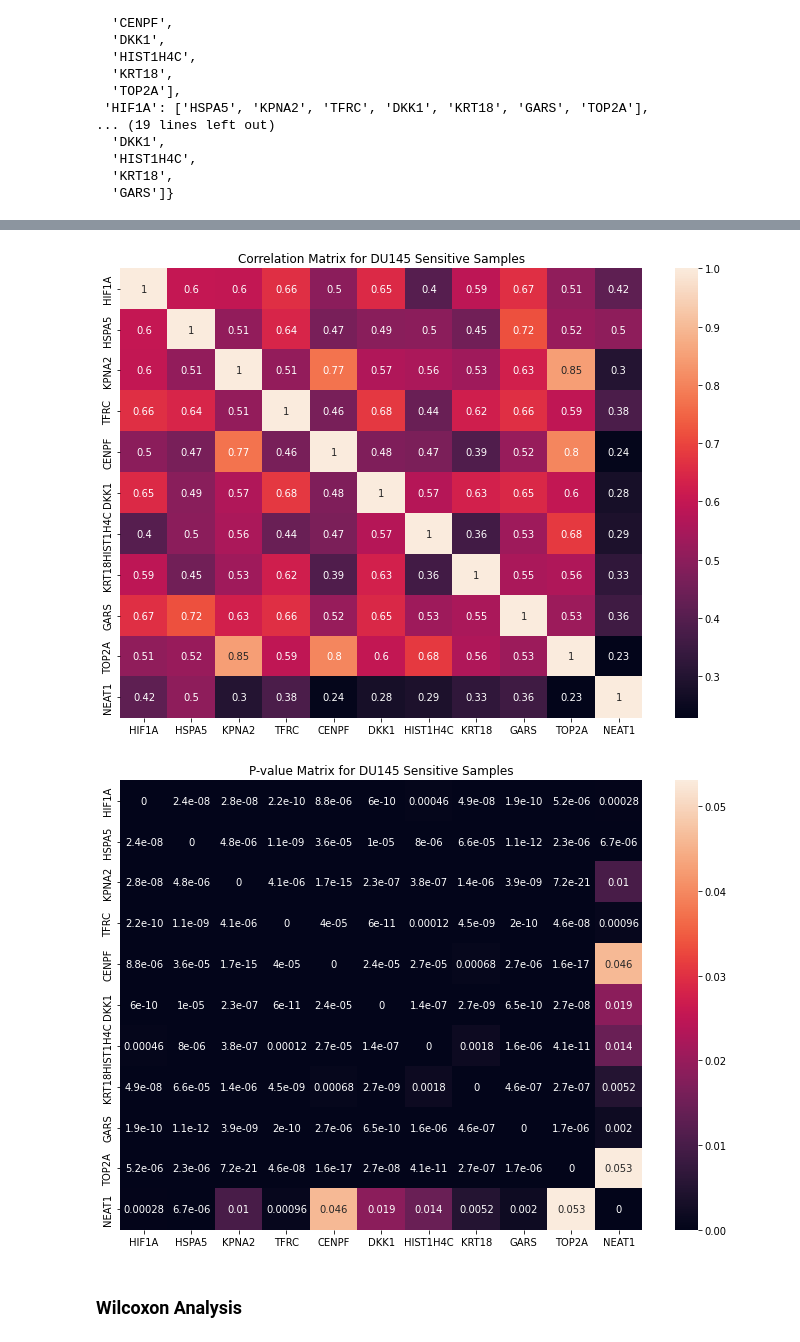
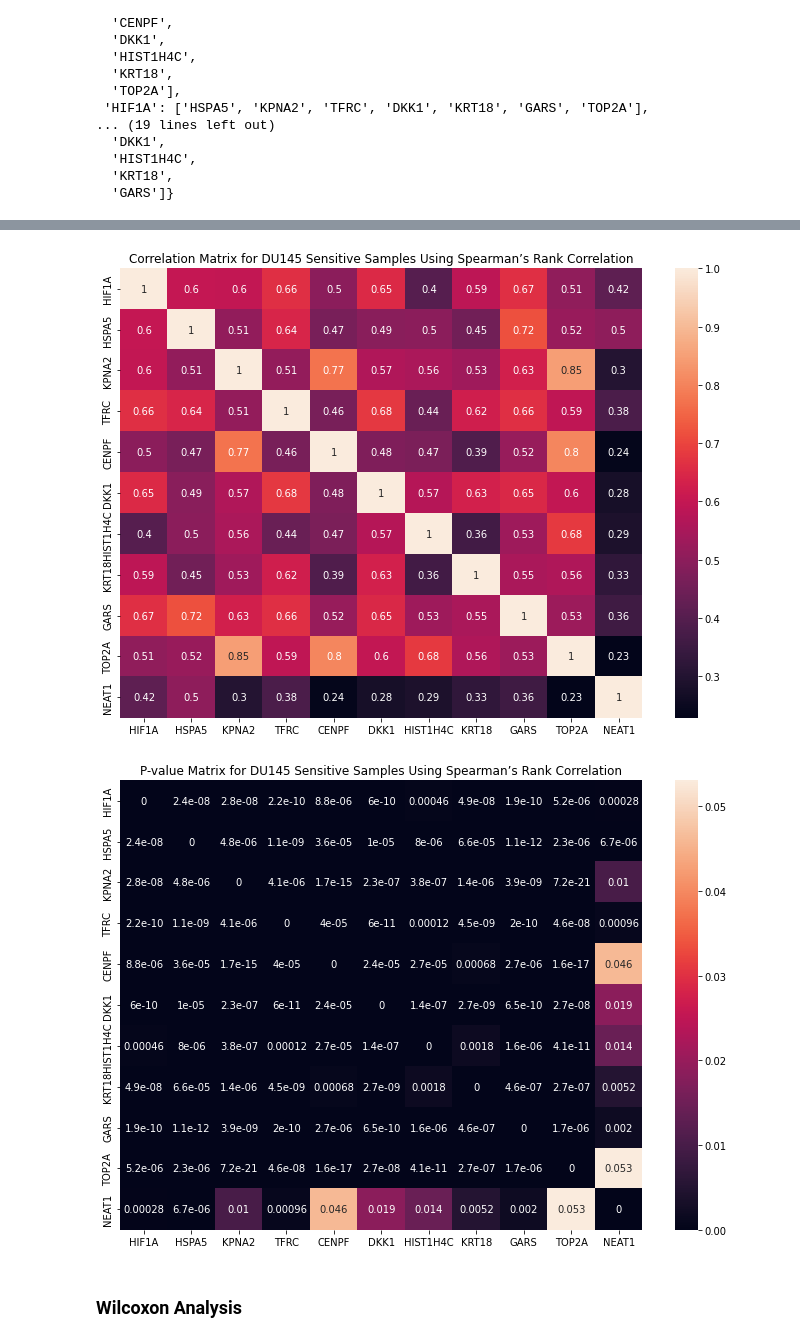
Before and after one commit to qzhang21/BST281FinalProject, a Jupyter notebook: QC_and_Expression_Profile.ipynb, the cells around one changed output, grey strips where cells are left out. Drawn from its saved outputs; the diff is of its cells as text; code cells hidden in the pictures.

```diff
--- a/QC_and_Expression_Profile.ipynb
+++ b/QC_and_Expression_Profile.ipynb
@@ -185,8 +192,8 @@ plot_matrix(p_res, 'P-value Matrix for DU145 Resistance Samples')
 # %%
-plot_matrix(corr_sen, 'Correlation Matrix for DU145 Sensitive Samples')
-plot_matrix(p_sen, 'P-value Matrix for DU145 Sensitive Samples')
+plot_matrix(corr_sen, 'Correlation Matrix for DU145 Sensitive Samples Using Spearman’s Rank Correlation')
+plot_matrix(p_sen, 'P-value Matrix for DU145 Sensitive Samples Using Spearman’s Rank Correlation')
 # %% [output]
-[figure, old version]
+[figure, new version]
-[figure, old version]
+[figure, new version]
 # %% [markdown]
 ### Wilcoxon Analysis
```
Also changed, not shown: parts of 21 cells of this notebook.
